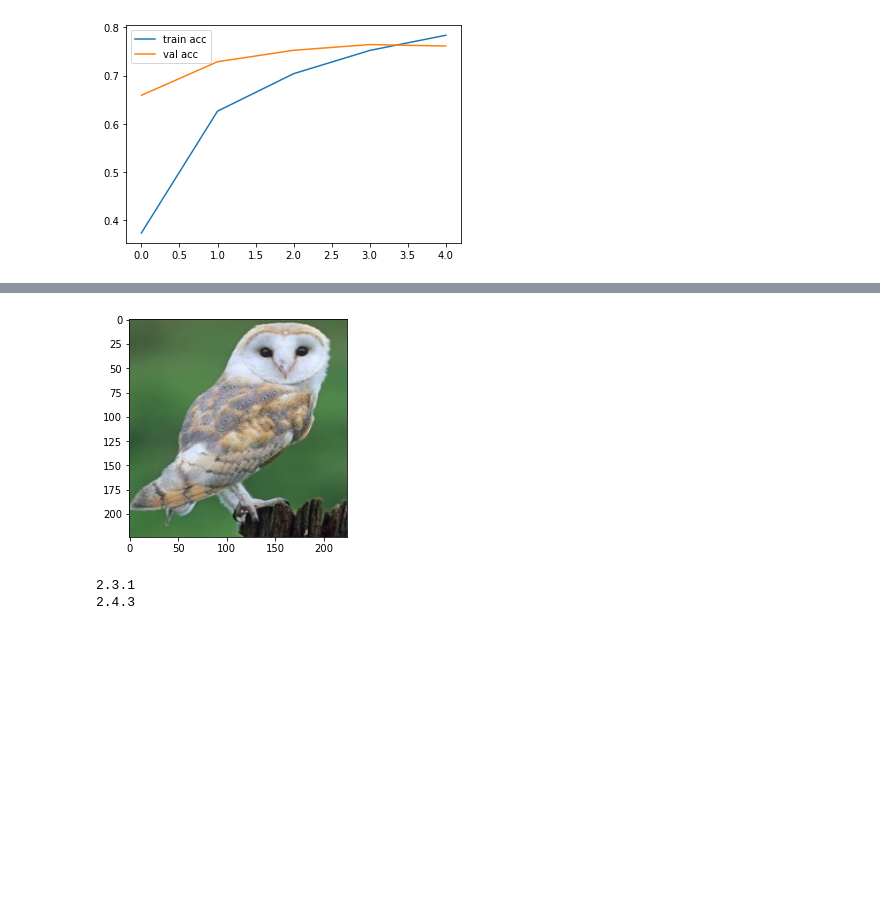
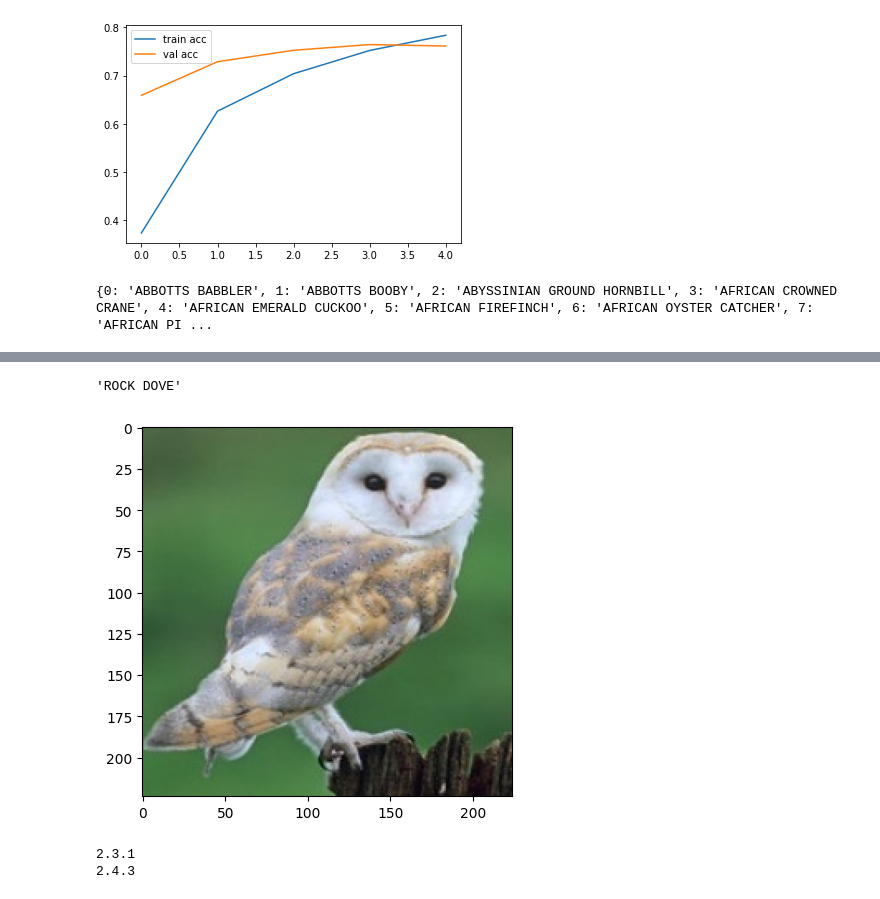
Before and after one commit to ronitahuja/kmec-mini-poject, a Jupyter notebook: birds-classification-using-tflearning.ipynb, the cells around one changed output, grey strips where cells are left out. Cells and saved outputs as stored; diff of their text form; code cells hidden in the pictures; blank space fills up the shorter version.

```diff
--- a/birds-classification-using-tflearning.ipynb
+++ b/birds-classification-using-tflearning.ipynb
@@ -87,6 +87,7 @@ test_dataset = image_dataset_from_directory(
     image_size=(224, 224),
     shuffle=False
 )
+class_names = train_dataset.class_names
 
 # Data augmentation
 data_augmentation = tf.keras.Sequential([
@@ -98,6 +99,7 @@ data_augmentation = tf.keras.Sequential([
 # Apply data augmentation to the training dataset
 train_dataset = train_dataset.map(lambda x, y: (data_augmentation(x, training=True), y))
 
+
 # Prefetching
 AUTOTUNE = tf.data.AUTOTUNE
 train_dataset = train_dataset.prefetch(buffer_size=AUTOTUNE)
@@ -150,3 +149,9 @@ lab={k:v for v,k in lab.items()}
+# %%
+lab = {idx: name for idx, name in enumerate(class_names)}
+
+print(lab)
+# %% [output]
+{0: 'ABBOTTS BABBLER', 1: 'ABBOTTS BOOBY', 2: 'ABYSSINIAN GROUND HORNBILL', 3: 'AFRICAN CROWNED CRANE', 4: 'AFRICAN EMERALD CUCKOO', 5: 'AFRICAN FIREFINCH', 6: 'AFRICAN OYSTER CATCHER', 7: 'AFRICAN PI ...
 # %%
 def output(location):
     img=load_img(location,target_size=(224,224,3))
@@ -160,8 +165,8 @@ def output(location):
     res = lab[y]
     return res
 # %%
-img='../input/100-bird-species/valid/BARN OWL/1.jpg'
-pic=load_img('../input/100-bird-species/valid/BARN OWL/1.jpg',target_size=(224,224,3))
+img='./input/100-bird-species/valid/BARN OWL/1.jpg'
+pic=load_img('./input/100-bird-species/valid/BARN OWL/1.jpg',target_size=(224,224,3))
 plt.imshow(pic)
 output(img)
 # %% [output]
@@ -169,4 +174,5 @@ output(img)
+'ROCK DOVE'
-[figure, old version]
+[figure, new version]
 # %%
 import tensorflow as tf
 import keras as k
```
Also changed, not shown: parts of 4 cells of this notebook, 1 other file.
